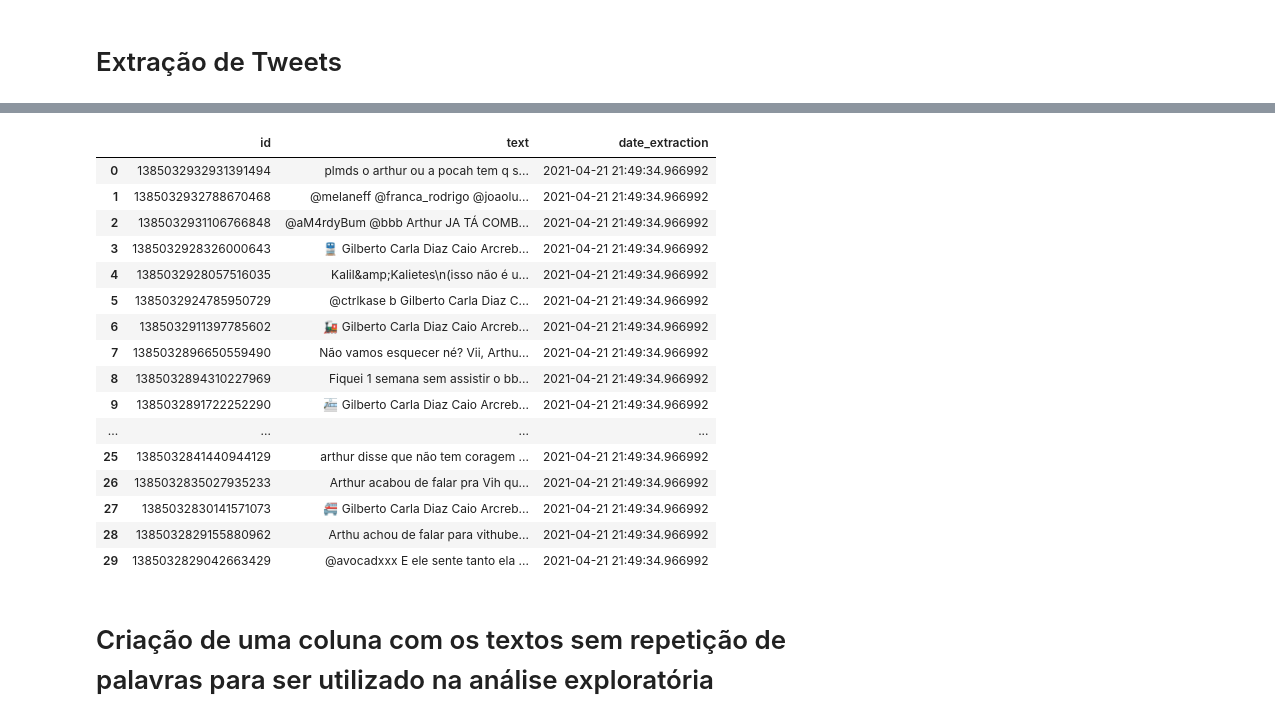
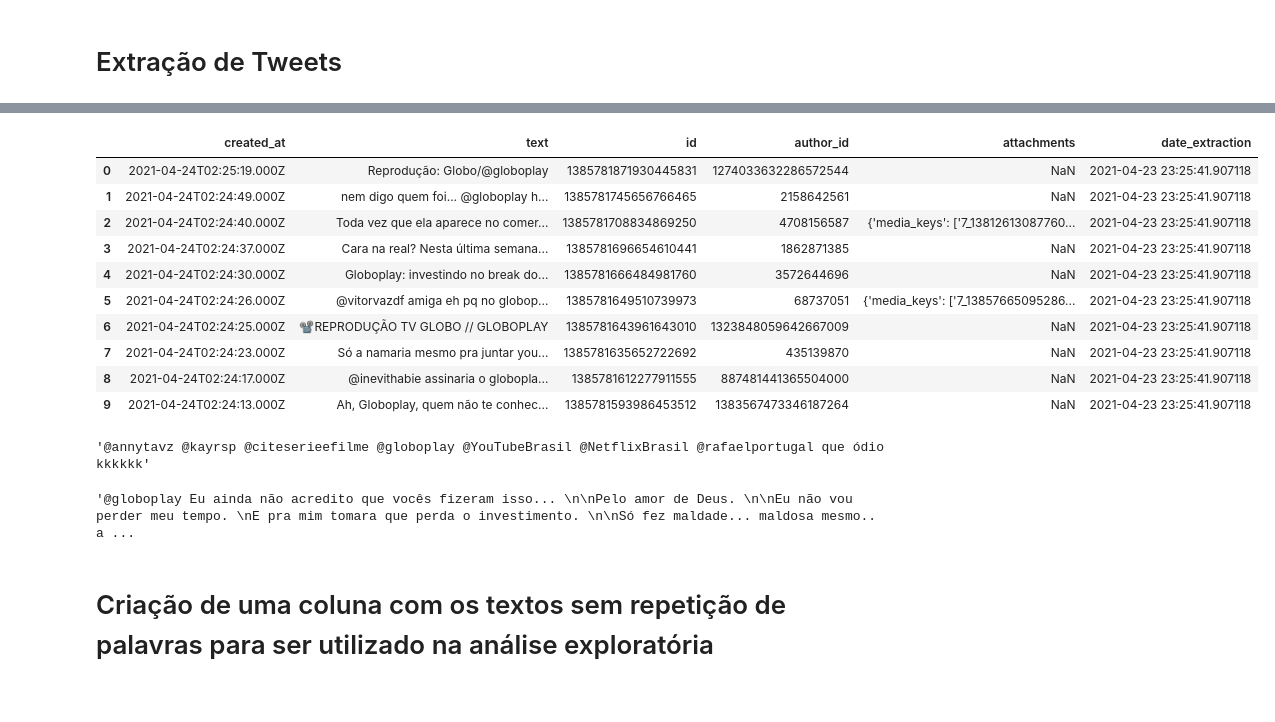
Before and after one commit to juliohenr/TEXT-EXPLORATORY, a Jupyter notebook: data_extract_twitter/api_twitter_study.ipynb, the cells around one changed output, grey strips where cells are left out. Cells and saved outputs as stored; diff of their text form; code cells hidden in the pictures.

```diff
--- a/data_extract_twitter/api_twitter_study.ipynb
+++ b/data_extract_twitter/api_twitter_study.ipynb
@@ -229,13 +229,13 @@ def create_url(query = "@globoplay -is:retweet",until_id=None):
 
     if until_id:
 
-        url = "https://api.twitter.com/2/tweets/search/recent?query={}&max_results=100&until_id={}".format(
+        url = "https://api.twitter.com/2/tweets/search/recent?query={}&max_results=10&until_id={}&tweet.fields=author_id,created_at".format(
             query,until_id
         )
 
     else:
 
-        url = "https://api.twitter.com/2/tweets/search/recent?query={}&max_results=100".format(
+        url = "https://api.twitter.com/2/tweets/search/recent?query={}&max_results=10&tweet.fields=author_id,created_at".format(
             query
         )
 
@@ -260,6 +260,11 @@ def extract_100_tweets(query = "@BBB -is:retweet",until_id=None):
     headers = create_headers(bearer_token)
     json_response = connect_to_endpoint(url, headers)
     data_tweets = json.dumps(json_response, indent=4, sort_keys=True)
+
+    print("\n")
+    print(json_response)
+    print("\n")
+
     return json_response
 
 def extract_many_tweets(qnt_cycle=10,folder="data_tweets",start_from_id=None,query="@BBB"):
@@ -360,4 +365,4 @@ def extract_many_tweets(qnt_cycle=10,folder="data_tweets",start_from_id=None,que
 # %% [markdown]
 # Extração de Tweets
 # %%
-data_tweets_final = extract_many_tweets(qnt_cycle=10,folder="data_tweets",query="pocah")#,start_from_id="1367600965277384706")
+data_tweets_final = extract_many_tweets(qnt_cycle=1,folder="data_tweets",query="globoplay")#,start_from_id="1367600965277384706")
@@ -364,23 +371,25 @@ data_tweets_final = extract_many_tweets(qnt_cycle=10,folder="data_tweets",query=
 # %%
-data_tweets_final.head(30)
+data_tweets_final
 # %% [output]
-|  | id | text | date_extraction |
-| 0 | 1385032932931391494 | plmds o arthur ou a pocah tem q s... | 2021-04-21 21:49:34.966992 |
-| 1 | 1385032932788670468 | @melaneff @franca_rodrigo @joaolu... | 2021-04-21 21:49:34.966992 |
-| 2 | 1385032931106766848 | @aM4rdyBum @bbb Arthur JA TÁ COMB... | 2021-04-21 21:49:34.966992 |
-| 3 | 1385032928326000643 | 🚆 Gilberto Carla Diaz Caio Arcreb... | 2021-04-21 21:49:34.966992 |
-| 4 | 1385032928057516035 | Kalil&amp;Kalietes\n(isso não é u... | 2021-04-21 21:49:34.966992 |
-| 5 | 1385032924785950729 | @ctrlkase b Gilberto Carla Diaz C... | 2021-04-21 21:49:34.966992 |
-| 6 | 1385032911397785602 | 🚂 Gilberto Carla Diaz Caio Arcreb... | 2021-04-21 21:49:34.966992 |
-| 7 | 1385032896650559490 | Não vamos esquecer né? Vii, Arthu... | 2021-04-21 21:49:34.966992 |
-| 8 | 1385032894310227969 | Fiquei 1 semana sem assistir o bb... | 2021-04-21 21:49:34.966992 |
-| 9 | 1385032891722252290 | 🚈 Gilberto Carla Diaz Caio Arcreb... | 2021-04-21 21:49:34.966992 |
-| ... | ... | ... | ... |
-| 25 | 1385032841440944129 | arthur disse que não tem coragem ... | 2021-04-21 21:49:34.966992 |
-| 26 | 1385032835027935233 | Arthur acabou de falar pra Vih qu... | 2021-04-21 21:49:34.966992 |
-| 27 | 1385032830141571073 | 🚝 Gilberto Carla Diaz Caio Arcreb... | 2021-04-21 21:49:34.966992 |
-| 28 | 1385032829155880962 | Arthu achou de falar para vithube... | 2021-04-21 21:49:34.966992 |
-| 29 | 1385032829042663429 | @avocadxxx E ele sente tanto ela ... | 2021-04-21 21:49:34.966992 |
+|  | created_at | text | id | author_id | attachments | date_extraction |
+| 0 | 2021-04-24T02:25:19.000Z | Reprodução: Globo/@globoplay | 1385781871930445831 | 1274033632286572544 | NaN | 2021-04-23 23:25:41.907118 |
+| 1 | 2021-04-24T02:24:49.000Z | nem digo quem foi... @globoplay h... | 1385781745656766465 | 2158642561 | NaN | 2021-04-23 23:25:41.907118 |
+| 2 | 2021-04-24T02:24:40.000Z | Toda vez que ela aparece no comer... | 1385781708834869250 | 4708156587 | {'media_keys': ['7_13812613087760... | 2021-04-23 23:25:41.907118 |
+| 3 | 2021-04-24T02:24:37.000Z | Cara na real? Nesta última semana... | 1385781696654610441 | 1862871385 | NaN | 2021-04-23 23:25:41.907118 |
+| 4 | 2021-04-24T02:24:30.000Z | Globoplay: investindo no break do... | 1385781666484981760 | 3572644696 | NaN | 2021-04-23 23:25:41.907118 |
+| 5 | 2021-04-24T02:24:26.000Z | @vitorvazdf amiga eh pq no globop... | 1385781649510739973 | 68737051 | {'media_keys': ['7_13857665095286... | 2021-04-23 23:25:41.907118 |
+| 6 | 2021-04-24T02:24:25.000Z | 📽️REPRODUÇÃO TV GLOBO // GLOBOPLAY | 1385781643961643010 | 1323848059642667009 | NaN | 2021-04-23 23:25:41.907118 |
+| 7 | 2021-04-24T02:24:23.000Z | Só a namaria mesmo pra juntar you... | 1385781635652722692 | 435139870 | NaN | 2021-04-23 23:25:41.907118 |
+| 8 | 2021-04-24T02:24:17.000Z | @inevithabie assinaria o globopla... | 1385781612277911555 | 887481441365504000 | NaN | 2021-04-23 23:25:41.907118 |
+| 9 | 2021-04-24T02:24:13.000Z | Ah, Globoplay, quem não te conhec... | 1385781593986453512 | 1383567473346187264 | NaN | 2021-04-23 23:25:41.907118 |
+# %%
+data_tweets_final["text"][0]
+# %% [output]
+'@annytavz @kayrsp @citeserieefilme @globoplay @YouTubeBrasil @NetflixBrasil @rafaelportugal que ódio kkkkkk'
+# %%
+data_tweets_final["text"][101]
+# %% [output]
+'@globoplay Eu ainda não acredito que vocês fizeram isso... \n\nPelo amor de Deus. \n\nEu não vou perder meu tempo. \nE pra mim tomara que perda o investimento. \n\nSó fez maldade... maldosa mesmo.. a ...
 # %%
 data_tweets_final["text_clean"] = data_tweets_final["text"].apply(lambda x: text_cleaner(text = x,stop_words_domain =None))
 # %%
```
Also changed, not shown: parts of 1 cell of this notebook, 8 other files.
